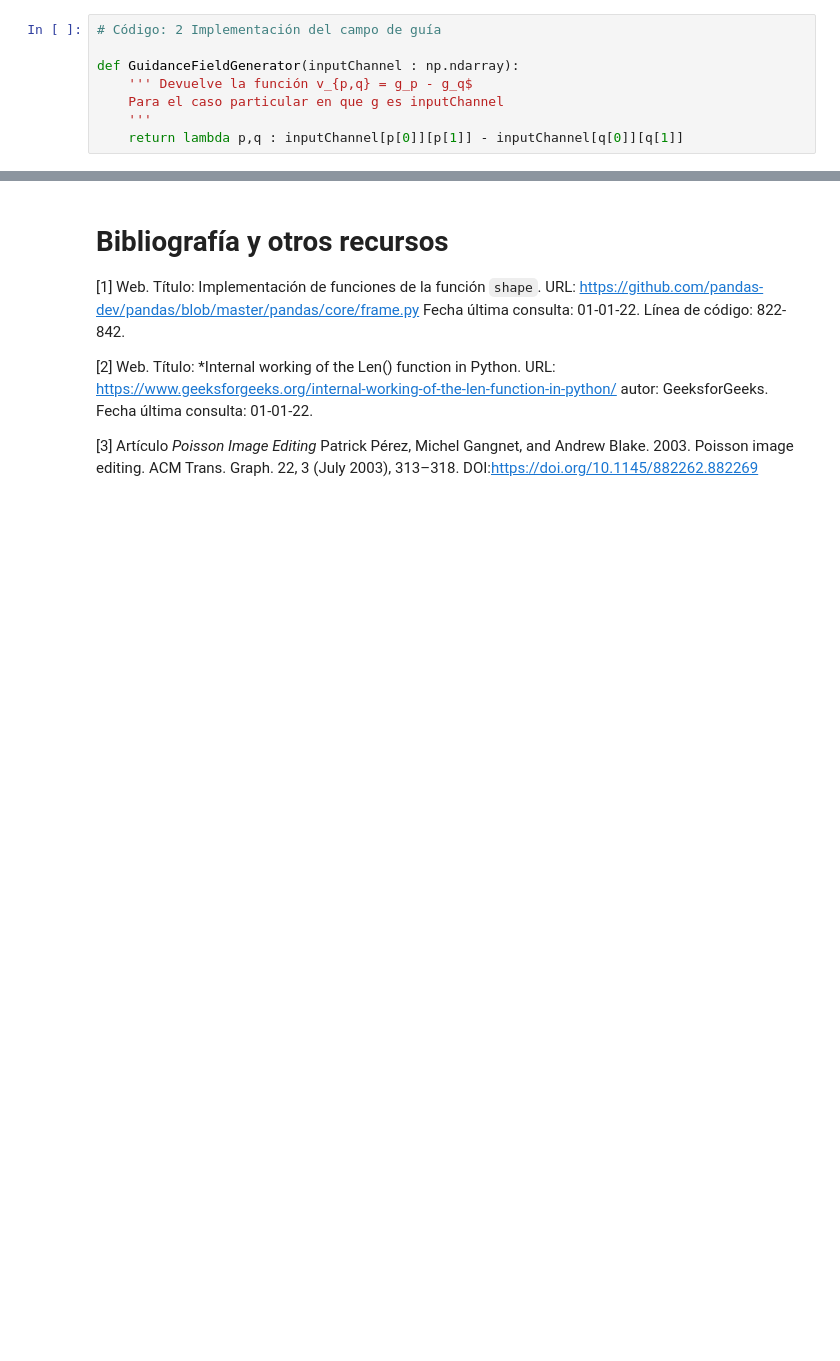
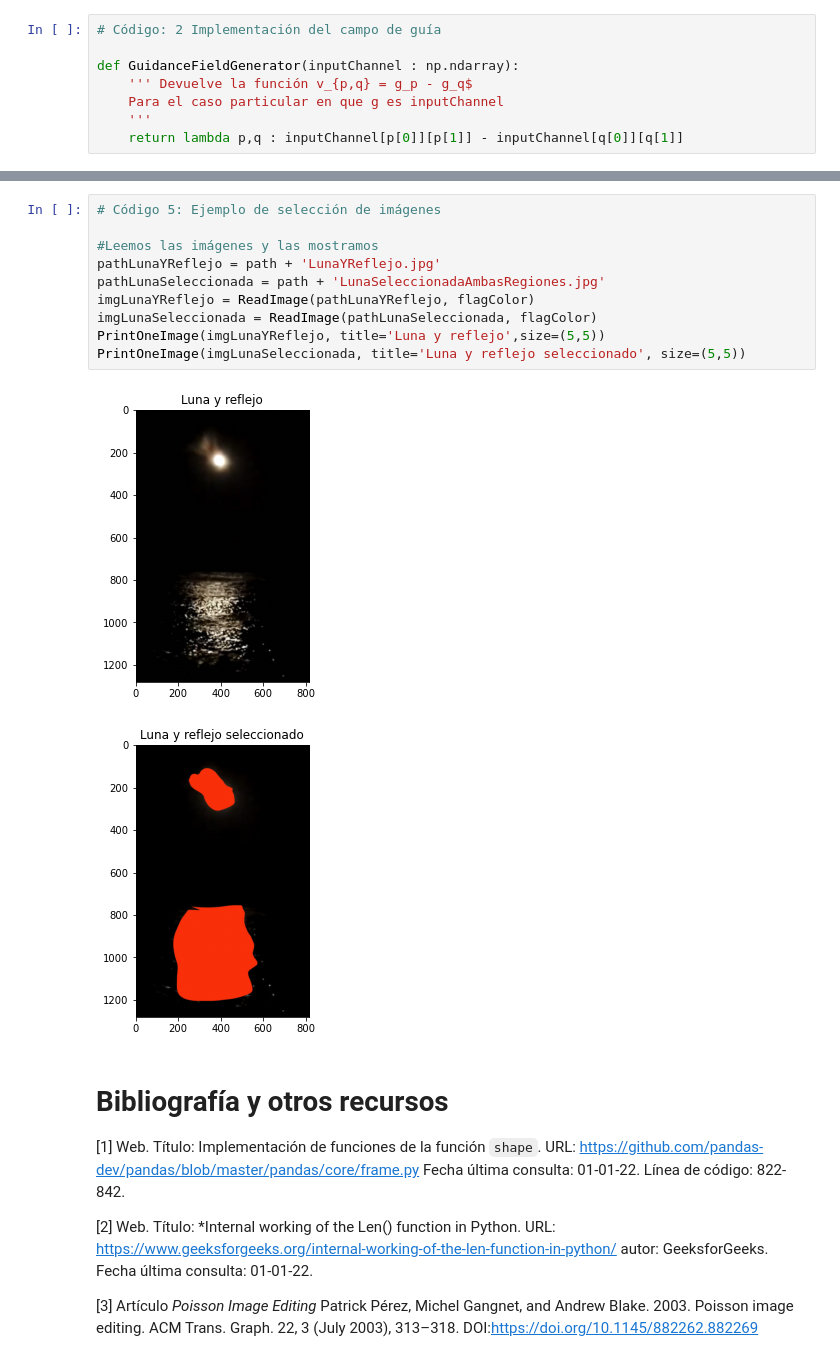
Before and after one commit to BlancaCC/Mezclado-de-regiones-en-imagenes-usando-la-ecuacion-de-Poisson, a Jupyter notebook: PoissonImageEditing.ipynb, the cells around one changed output, grey strips where cells are left out. Saved outputs shown, nothing was run; the diff lists cells and outputs as text; blank space fills up the shorter version.

```diff
--- a/PoissonImageEditing.ipynb
+++ b/PoissonImageEditing.ipynb
@@ -219,3 +266,16 @@ Shape pintada pared: (1092, 2138, 3)
+# %%
+# Código 5: Ejemplo de selección de imágenes
+
+#Leemos las imágenes y las mostramos
+pathLunaYReflejo = path + 'LunaYReflejo.jpg'
+pathLunaSeleccionada = path + 'LunaSeleccionadaAmbasRegiones.jpg'
+imgLunaYReflejo = ReadImage(pathLunaYReflejo, flagColor)
+imgLunaSeleccionada = ReadImage(pathLunaSeleccionada, flagColor)
+PrintOneImage(imgLunaYReflejo, title='Luna y reflejo',size=(5,5))
+PrintOneImage(imgLunaSeleccionada, title='Luna y reflejo seleccionado', size=(5,5))
+# %% [output]
+[figure, added]
+[figure, added]
 # %% [markdown]
 # Bibliografía y otros recursos
 
```
Also changed, not shown: parts of 5 cells of this notebook.
